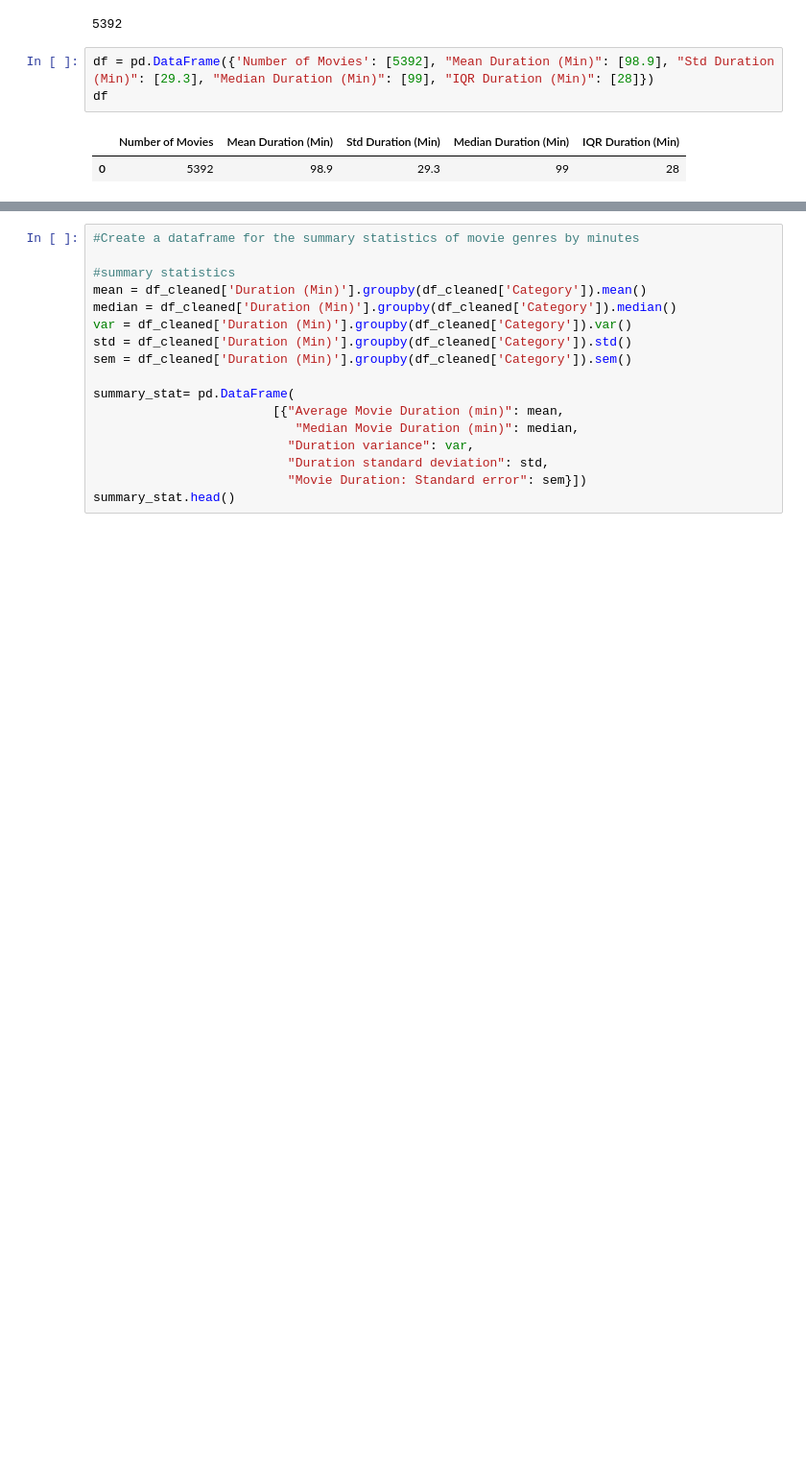
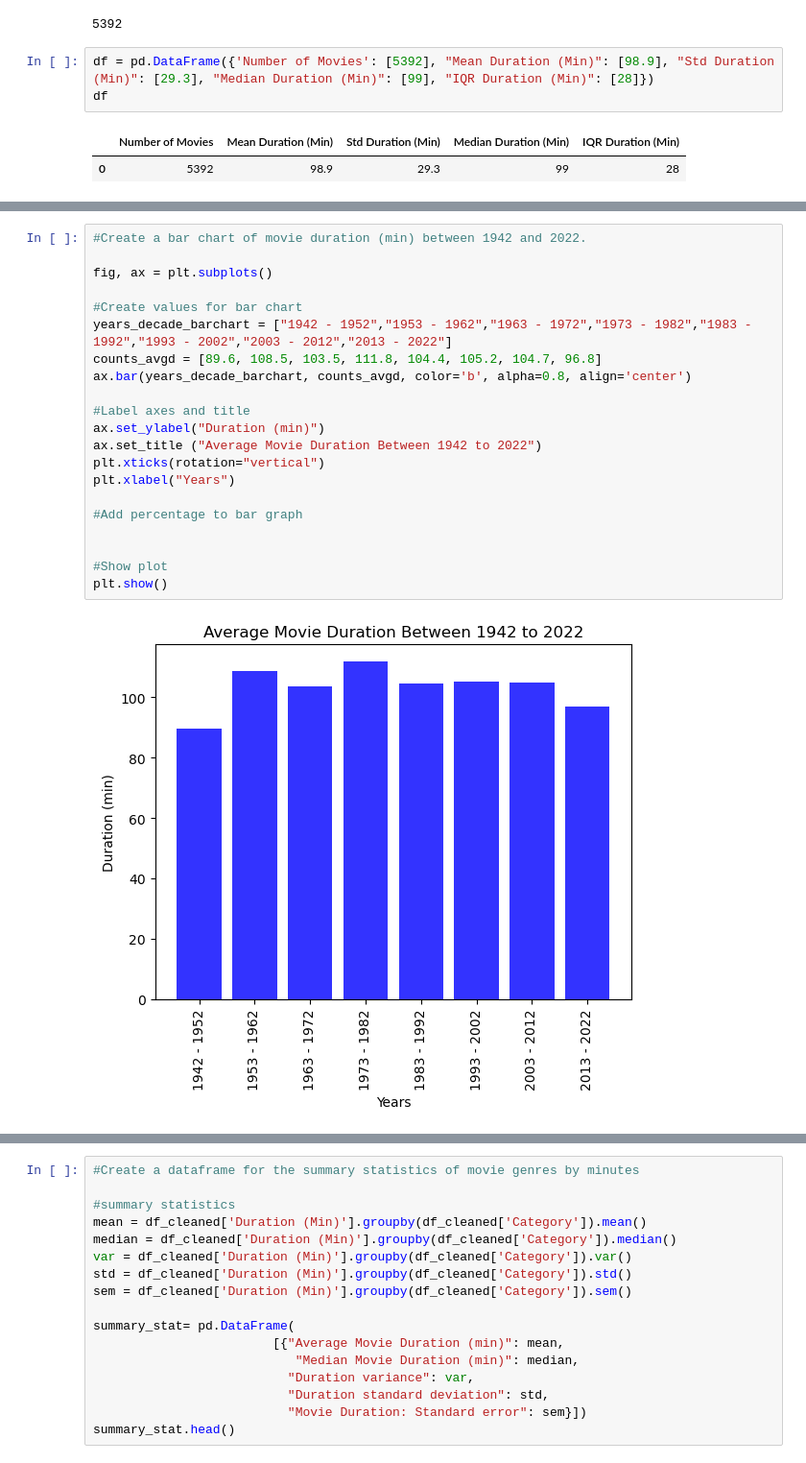
Before and after one commit to Sundakiy/Project-1-Team-2, a Jupyter notebook: Data.ipynb, the cells around one changed output, grey strips where cells are left out. Shown at 96% size. Cells and saved outputs as stored; diff of their text form; blank space fills up the shorter version.

```diff
--- a/Data.ipynb
+++ b/Data.ipynb
@@ -604,4 +604,27 @@ Decade
 Name: Duration (Min), dtype: float64
+# %%
+#Create a bar chart of movie duration (min) between 1942 and 2022.
+
+fig, ax = plt.subplots()
+
+#Create values for bar chart
+years_decade_barchart = ["1942 - 1952","1953 - 1962","1963 - 1972","1973 - 1982","1983 - 1992","1993 - 2002","2003 - 2012","2013 - 2022"]
+counts_avgd = [89.6, 108.5, 103.5, 111.8, 104.4, 105.2, 104.7, 96.8]
+ax.bar(years_decade_barchart, counts_avgd, color='b', alpha=0.8, align='center')
+
+#Label axes and title
+ax.set_ylabel("Duration (min)")
+ax.set_title ("Average Movie Duration Between 1942 to 2022")
+plt.xticks(rotation="vertical")
+plt.xlabel("Years")
+
+#Add percentage to bar graph
+
+
+#Show plot
+plt.show()
+# %% [output]
+[figure, added]
 # %%
 #Create Barplot for movies produced between 1942 to 2022 to demonstrate the distribution of movies in our dataset.
 bar_plot = df_year_binned["Decade"].value_counts().plot.bar(width=0.7, rot=70)
```
Also changed, not shown: parts of 11 cells of this notebook.
